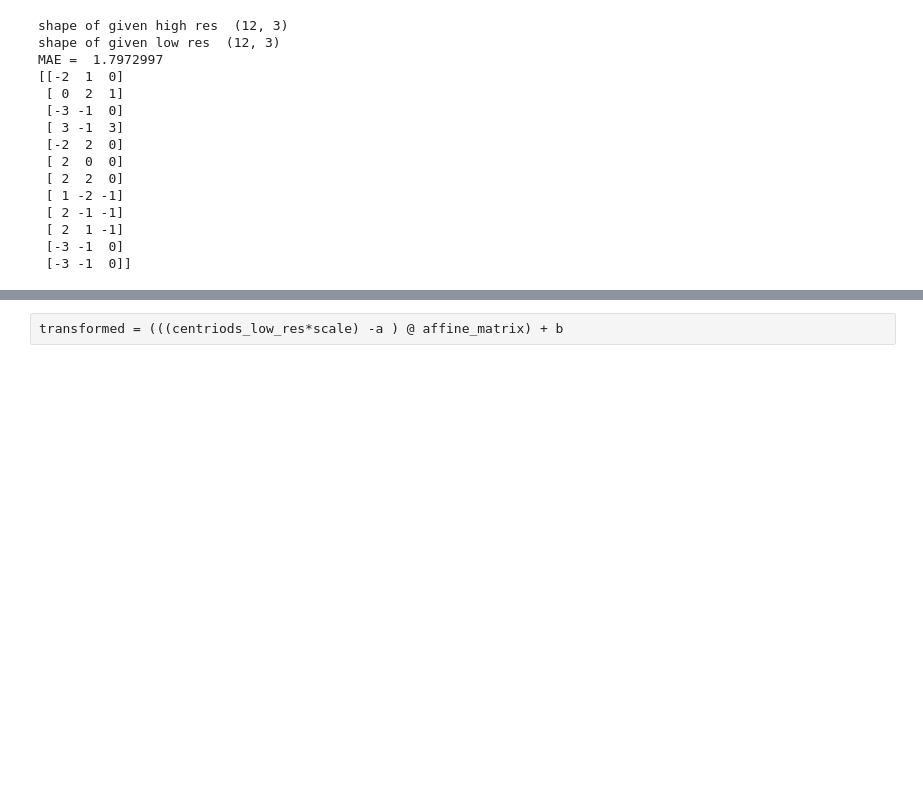
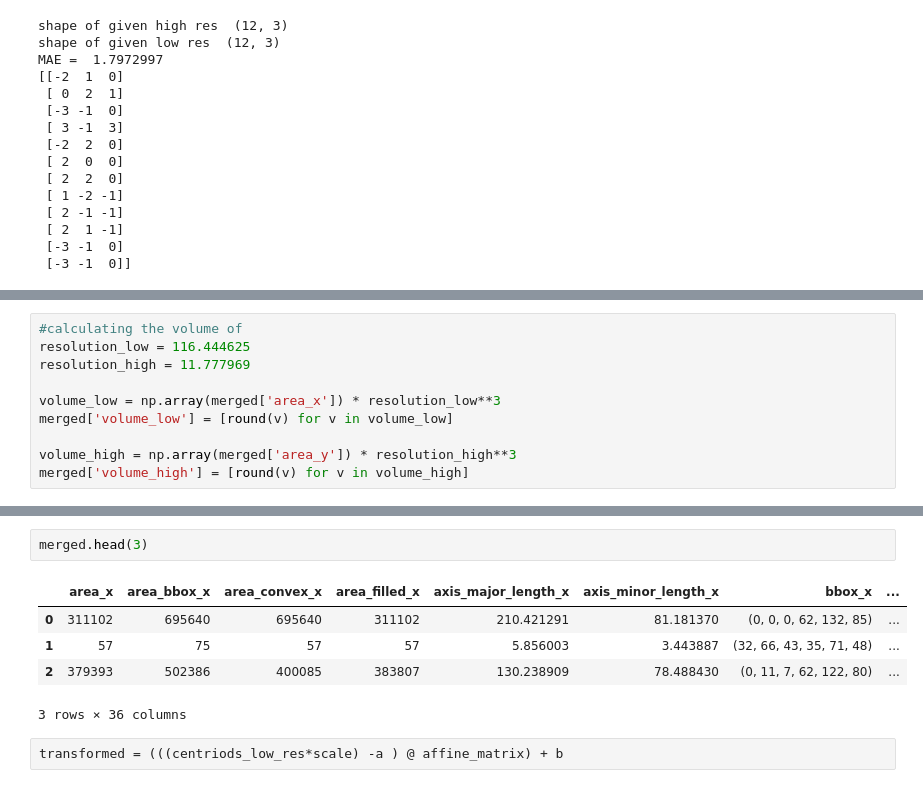
Before and after one commit to Faramarz-bagherzadeh/Unsupervised_segmentation_MicroCT_Image, a Jupyter notebook: BubbleWise_Validation.ipynb, the cells around one changed output, grey strips where cells are left out. Saved outputs shown, nothing was run; the diff lists cells and outputs as text; blank space fills up the shorter version.

```diff
--- a/BubbleWise_Validation.ipynb
+++ b/BubbleWise_Validation.ipynb
@@ -253,0 +207,10 @@ Widget(value="<iframe src='http://localhost:63493/index.html?ui=P_0x1e96fe81750_
+# %%
+#calculating the volume of
+resolution_low = 116.444625
+resolution_high = 11.777969
+
+volume_low = np.array(merged['area_x']) * resolution_low**3
+merged['volume_low'] = [round(v) for v in volume_low]
+
+volume_high = np.array(merged['area_y']) * resolution_high**3
+merged['volume_high'] = [round(v) for v in volume_high]
@@ -254,3 +246,11 @@ Widget(value="<iframe src='http://localhost:63493/index.html?ui=P_0x1e96fe81750_
+# %%
+merged.head(3)
+# %% [output]
+|  | area_x | area_bbox_x | area_convex_x | area_filled_x | axis_major_length_x | axis_minor_length_x | bbox_x | ... |
+| 0 | 311102 | 695640 | 695640 | 311102 | 210.421291 | 81.181370 | (0, 0, 0, 62, 132, 85) | ... |
+| 1 | 57 | 75 | 57 | 57 | 5.856003 | 3.443887 | (32, 66, 43, 35, 71, 48) | ... |
+| 2 | 379393 | 502386 | 400085 | 383807 | 130.238909 | 78.488430 | (0, 11, 7, 62, 122, 80) | ... |
+3 rows × 36 columns
 # %%
 transformed = (((centriods_low_res*scale) -a ) @ affine_matrix) + b
 # %%
```
Also changed, not shown: parts of 14 cells of this notebook.
